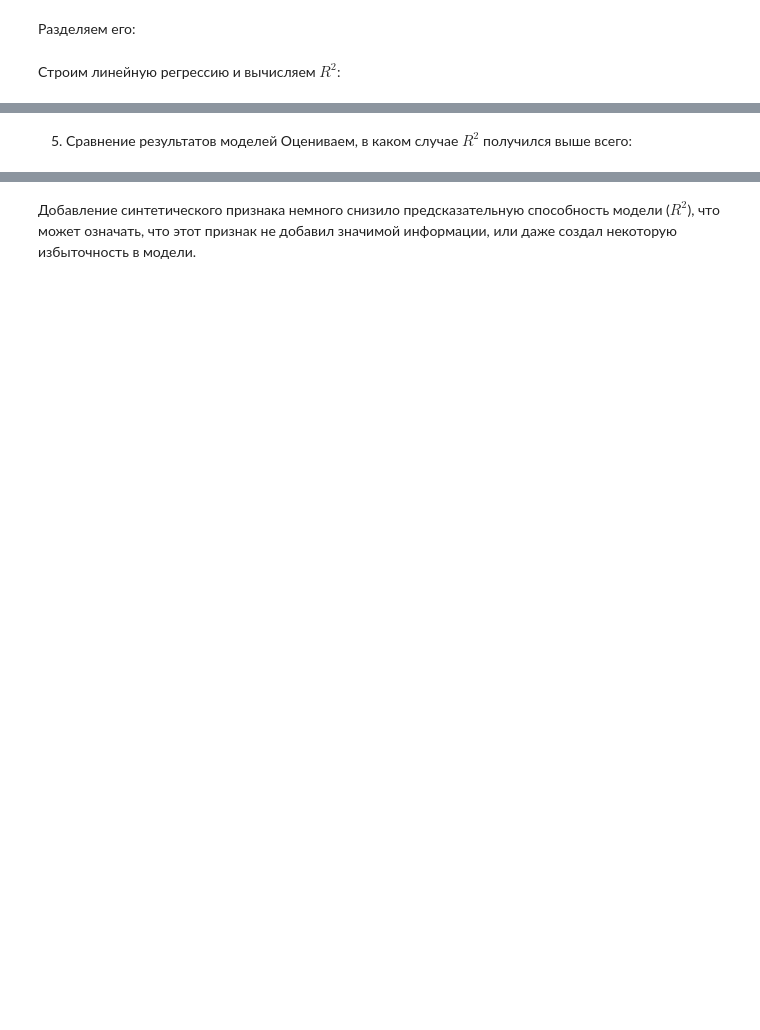
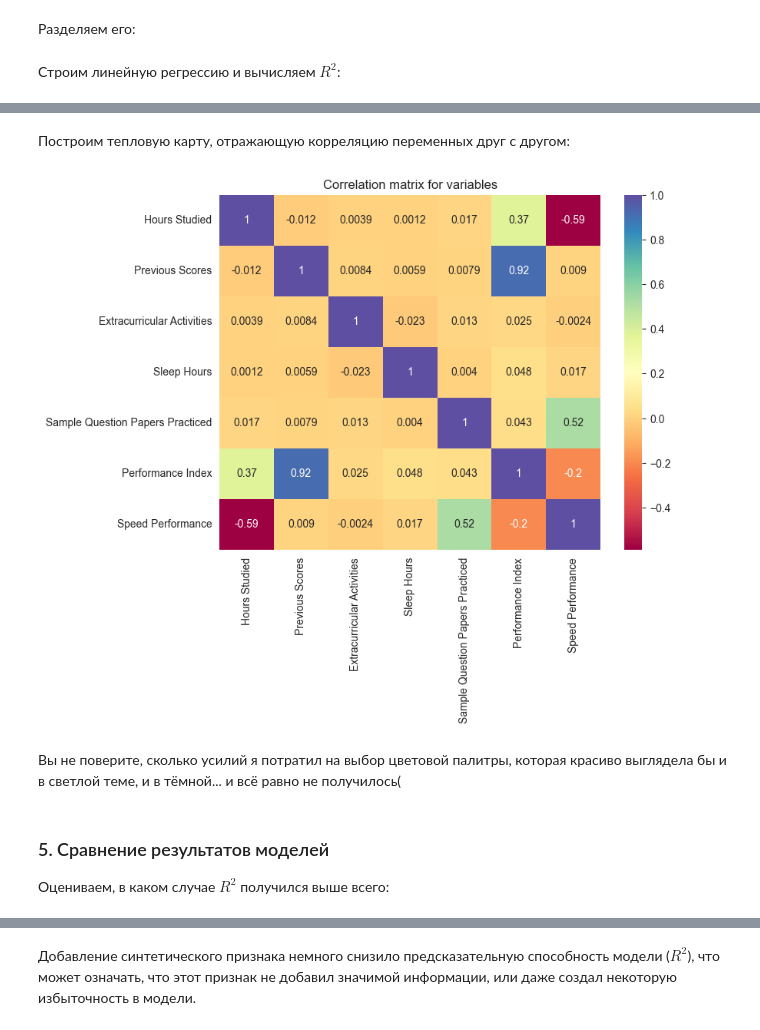
Before and after one commit to Vad1mChK/LabsAiSystems, a Jupyter notebook: lab3/lab3.ipynb, the cells around one changed output, grey strips where cells are left out. Drawn from its saved outputs; the diff is of its cells as text; code cells hidden in the pictures; blank space fills up the shorter version.

Commit message:
Added heatmap

```diff
--- a/lab3/lab3.ipynb
+++ b/lab3/lab3.ipynb
@@ -341,0 +490,3 @@ result4
+# %%
+corr_matrix = augm_data.corr()
+corr_matrix
@@ -342,5 +502,16 @@ result4
+# %% [markdown]
+Построим тепловую карту, отражающую корреляцию переменных друг с другом:
+# %%
+plt.figure(figsize=(8, 6))
+sns.heatmap(corr_matrix, annot=True, cmap='Spectral')
+plt.title('Correlation matrix for variables')
+plt.show()
+# %% [output]
+[figure, added]
+# %% [markdown]
+Вы не поверите, сколько усилий я потратил на выбор цветовой палитры, которая красиво выглядела бы и в светлой теме, и в тёмной... и всё равно не получилось(
 # %% [markdown]
-5. Сравнение результатов моделей
+### 5. Сравнение результатов моделей
 Оцениваем, в каком случае $R^2$ получился выше всего:
 # %%
 results = [
```
Also changed, not shown: parts of 18 cells of this notebook.
